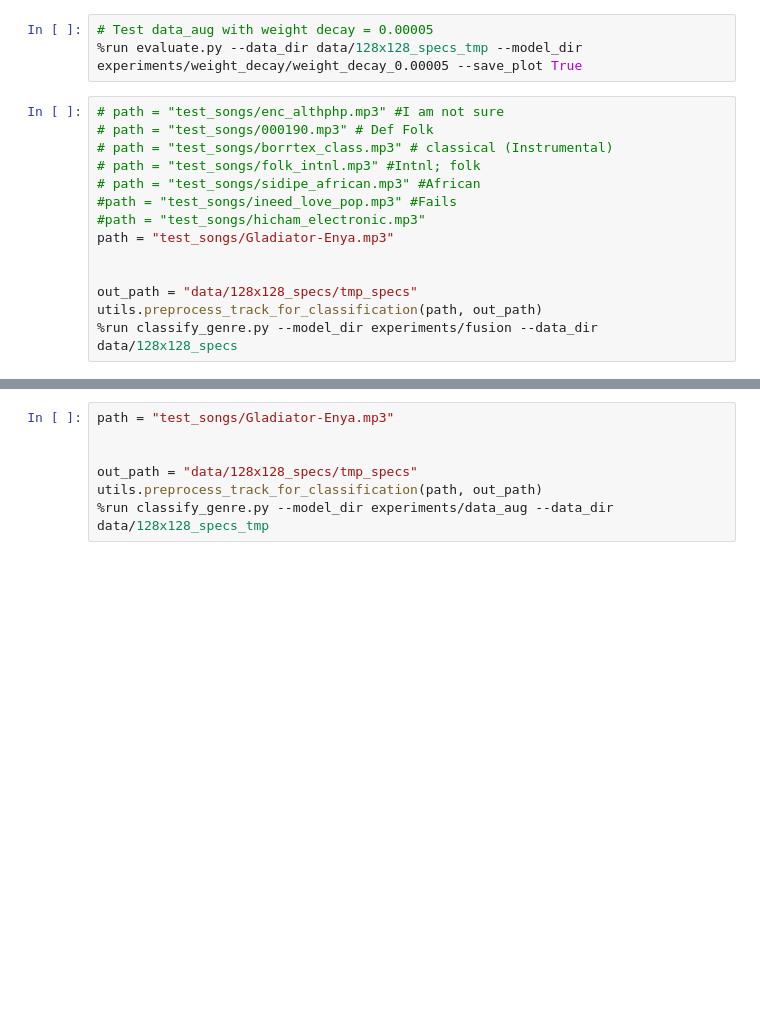
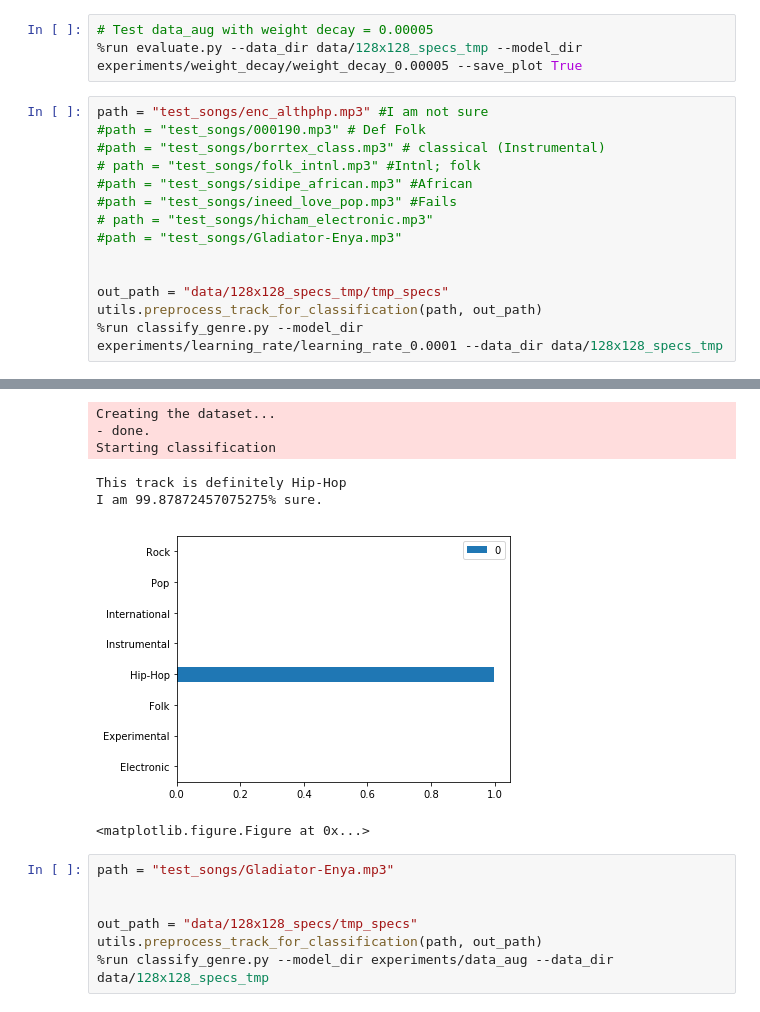
Before and after one commit to Jonalkn/CS230_FINAL_PROJECT, a Jupyter notebook: Playground.ipynb, the cells around one changed output, grey strips where cells are left out. Saved outputs shown, nothing was run; the diff lists cells and outputs as text; blank space fills up the shorter version.

Commit message:
updated model

```diff
--- a/Playground.ipynb
+++ b/Playground.ipynb
@@ -37,16 +40,17 @@ Normalized confusion matrix
 # Test data_aug with weight decay = 0.00005
 %run evaluate.py --data_dir data/128x128_specs_tmp --model_dir experiments/weight_decay/weight_decay_0.00005 --save_plot True
 # %%
-# path = "test_songs/enc_althphp.mp3" #I am not sure
-# path = "test_songs/000190.mp3" # Def Folk
-# path = "test_songs/borrtex_class.mp3" # classical (Instrumental)
+path = "test_songs/enc_althphp.mp3" #I am not sure
+#path = "test_songs/000190.mp3" # Def Folk
+#path = "test_songs/borrtex_class.mp3" # classical (Instrumental)
 # path = "test_songs/folk_intnl.mp3" #Intnl; folk
-# path = "test_songs/sidipe_african.mp3" #African
+#path = "test_songs/sidipe_african.mp3" #African
 #path = "test_songs/ineed_love_pop.mp3" #Fails
-#path = "test_songs/hicham_electronic.mp3"
-path = "test_songs/Gladiator-Enya.mp3"
+# path = "test_songs/hicham_electronic.mp3"
+#path = "test_songs/Gladiator-Enya.mp3"
 
 
-out_path = "data/128x128_specs/tmp_specs"
+out_path = "data/128x128_specs_tmp/tmp_specs"
 utils.preprocess_track_for_classification(path, out_path)
-%run classify_genre.py --model_dir experiments/fusion --data_dir data/128x128_specs
+%run classify_genre.py --model_dir experiments/learning_rate/learning_rate_0.0001 --data_dir data/128x128_specs_tmp
+# %% [output]
@@ -53,3 +58,10 @@ utils.preprocess_track_for_classification(path, out_path)
+Creating the dataset...
+- done.
+Starting classification
+This track is definitely Hip-Hop
+I am 99.87872457075275% sure.
+[figure, added]
+<matplotlib.figure.Figure at 0x...>
 # %%
 path = "test_songs/Gladiator-Enya.mp3"
 
```
Also changed, not shown: parts of 3 cells of this notebook, 31 other files.
